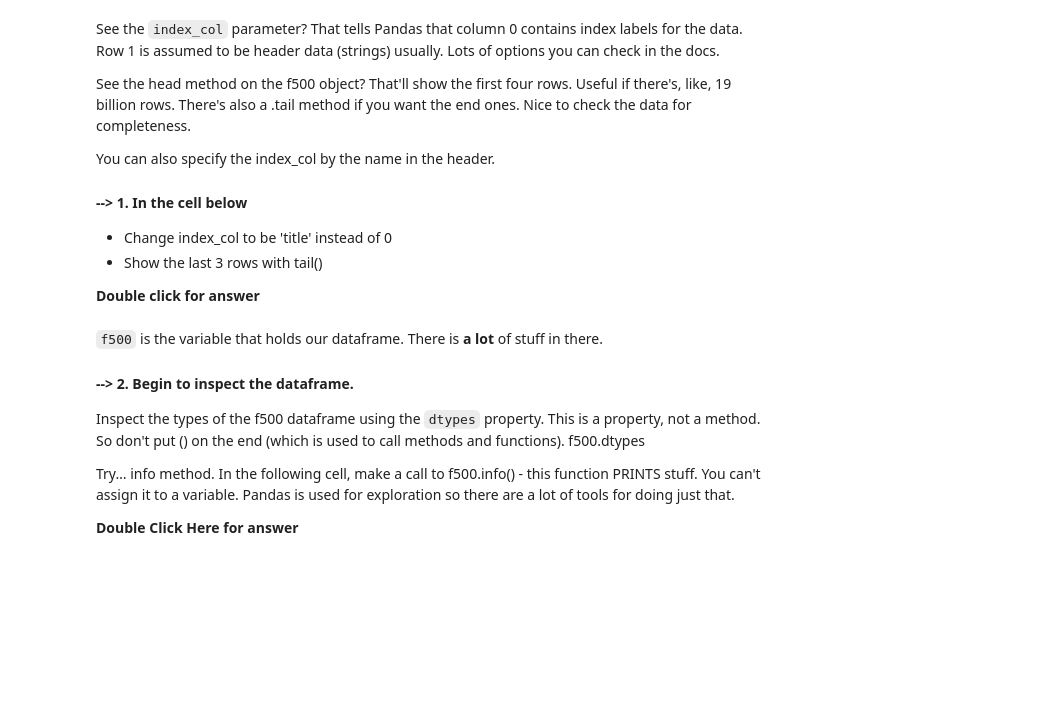
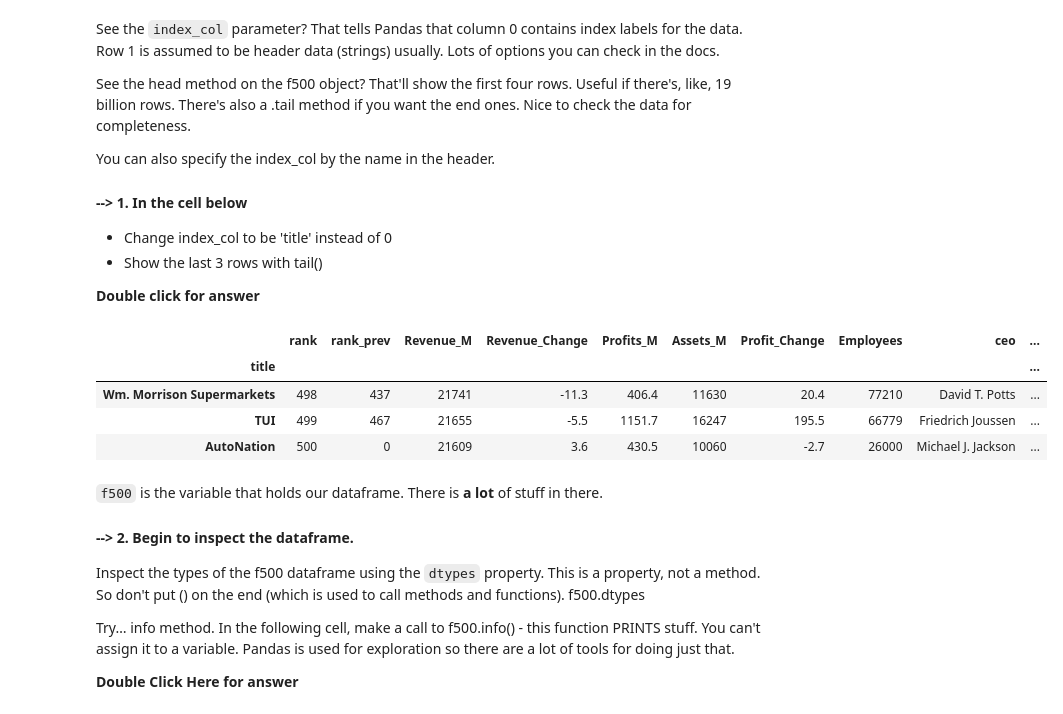
Before and after one commit to siennawire/ml-lab03-sienna, a Jupyter notebook: proj_03_01.ipynb, the cells around one changed output. Drawn from its saved outputs; the diff is of its cells as text; code cells hidden in the pictures; blank space fills up the shorter version.

```diff
--- a/proj_03_01.ipynb
+++ b/proj_03_01.ipynb
@@ -55,3 +54,14 @@ f500 = pd.read_csv('fortune500data2017.csv', index_col='title')
+# %%
+
+
+f500 = pd.read_csv('fortune500data2017.csv', index_col = 'title')
+f500.tail(3)
+# %% [output]
+|  | rank | rank_prev | Revenue_M | Revenue_Change | Profits_M | Assets_M | Profit_Change | Employees | ceo | ... |
+| title |  |  |  |  |  |  |  |  |  | ... |
+| Wm. Morrison Supermarkets | 498 | 437 | 21741 | -11.3 | 406.4 | 11630 | 20.4 | 77210 | David T. Potts | ... |
+| TUI | 499 | 467 | 21655 | -5.5 | 1151.7 | 16247 | 195.5 | 66779 | Friedrich Joussen | ... |
+| AutoNation | 500 | 0 | 21609 | 3.6 | 430.5 | 10060 | -2.7 | 26000 | Michael J. Jackson | ... |
 # %% [markdown]
 `f500` is the variable that holds our dataframe.  There is **a lot** of stuff in there.
 
```
Also changed, not shown: parts of 20 cells of this notebook.
